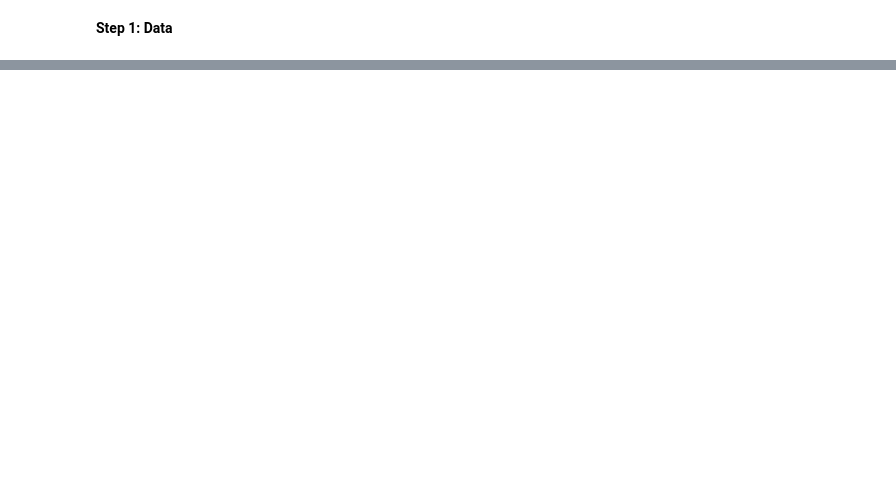
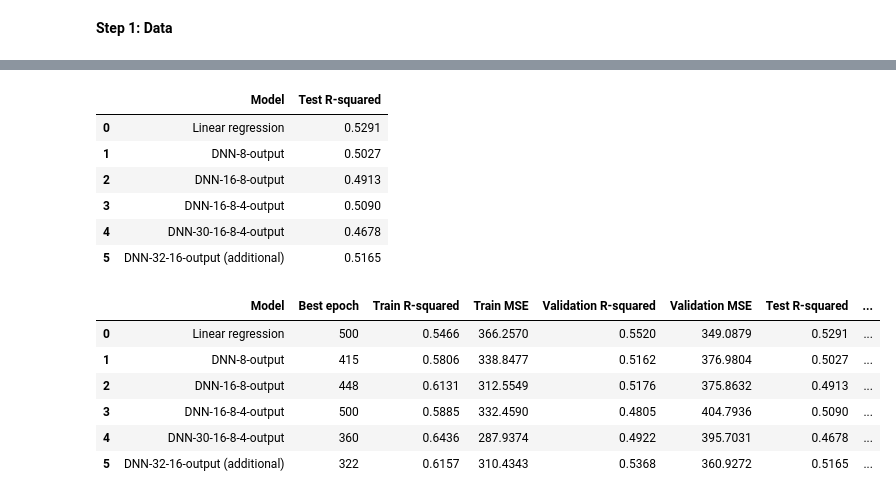
Before and after one commit to josh-niemantsverdriet/cs6073-hw1, a Jupyter notebook: main.ipynb, the cells around one changed output, grey strips where cells are left out. Drawn from its saved outputs; the diff is of its cells as text; code cells hidden in the pictures; blank space fills up the shorter version.

```diff
--- a/main.ipynb
+++ b/main.ipynb
@@ -124,0 +164,22 @@ df['PctPrivateCoverageAlone'] = df['PctPrivateCoverageAlone'].fillna(
+# %%
+architectures = {
+    'DNN-8-output': (8,),
+    'DNN-16-8-output': (16, 8),
+    'DNN-16-8-4-output': (16, 8, 4),
+    'DNN-30-16-8-4-output': (30, 16, 8, 4),
+    'DNN-32-16-output (additional)': (32, 16),
+}
+
+
+def make_models():
+    models = {
+        'Linear regression': SGDRegressor(
+            loss='squared_error', penalty=None, random_state=SEED
+        ),
+    }
+    for name, layers in architectures.items():
+        models[name] = MLPRegressor(
+            hidden_layer_sizes=layers, activation='relu', solver='sgd',
+            alpha=0.0, random_state=SEED
+        )
+    return models
@@ -124,0 +235,38 @@ df['PctPrivateCoverageAlone'] = df['PctPrivateCoverageAlone'].fillna(
+# %%
+comparison_rows = []
+for name, model in best_models.items():
+    row = {"Model": name, "Best epoch": best_epochs[name]}
+    for split, features, labels in [
+        ("Train", X_train_scaled, y_train),
+        ("Validation", X_val_scaled, y_val),
+        ("Test", X_test_scaled, y_test),
+    ]:
+        predictions = predict_death_rate(model, features)
+        row[f"{split} R-squared"] = r2_score(labels, predictions)
+        row[f"{split} MSE"] = mean_squared_error(labels, predictions)
+    comparison_rows.append(row)
+
+comparison = pd.DataFrame(comparison_rows)
+comparison["Train-validation R-squared gap"] = (
+    comparison["Train R-squared"] - comparison["Validation R-squared"]
+)
+
+# The first table matches the requested Step 2 performance table.
+display(comparison[["Model", "Test R-squared"]].round(4))
+# These diagnostics support the bias/variance discussion and later MSE report.
+display(comparison.round(4))
+# %% [output]
+|  | Model | Test R-squared |
+| 0 | Linear regression | 0.5291 |
+| 1 | DNN-8-output | 0.5027 |
+| 2 | DNN-16-8-output | 0.4913 |
+| 3 | DNN-16-8-4-output | 0.5090 |
+| 4 | DNN-30-16-8-4-output | 0.4678 |
+| 5 | DNN-32-16-output (additional) | 0.5165 |
+|  | Model | Best epoch | Train R-squared | Train MSE | Validation R-squared | Validation MSE | Test R-squared | ... |
+| 0 | Linear regression | 500 | 0.5466 | 366.2570 | 0.5520 | 349.0879 | 0.5291 | ... |
+| 1 | DNN-8-output | 415 | 0.5806 | 338.8477 | 0.5162 | 376.9804 | 0.5027 | ... |
+| 2 | DNN-16-8-output | 448 | 0.6131 | 312.5549 | 0.5176 | 375.8632 | 0.4913 | ... |
+| 3 | DNN-16-8-4-output | 500 | 0.5885 | 332.4590 | 0.4805 | 404.7936 | 0.5090 | ... |
+| 4 | DNN-30-16-8-4-output | 360 | 0.6436 | 287.9374 | 0.4922 | 395.7031 | 0.4678 | ... |
+| 5 | DNN-32-16-output (additional) | 322 | 0.6157 | 310.4343 | 0.5368 | 360.9272 | 0.5165 | ... |
```
Also changed, not shown: parts of 24 cells of this notebook, 6 other files.
